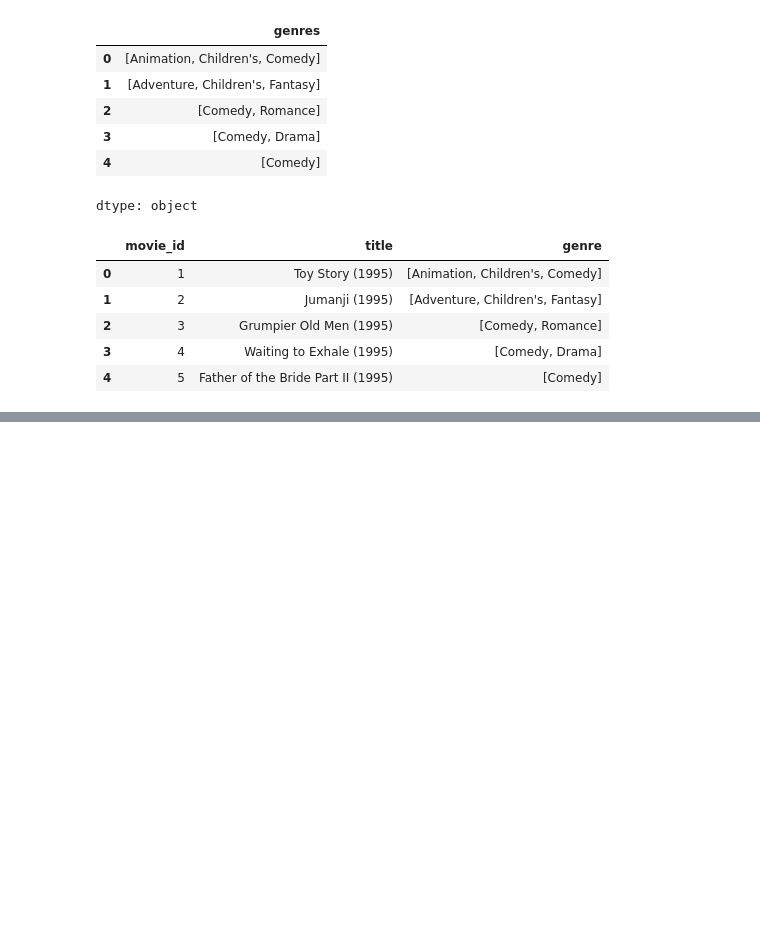
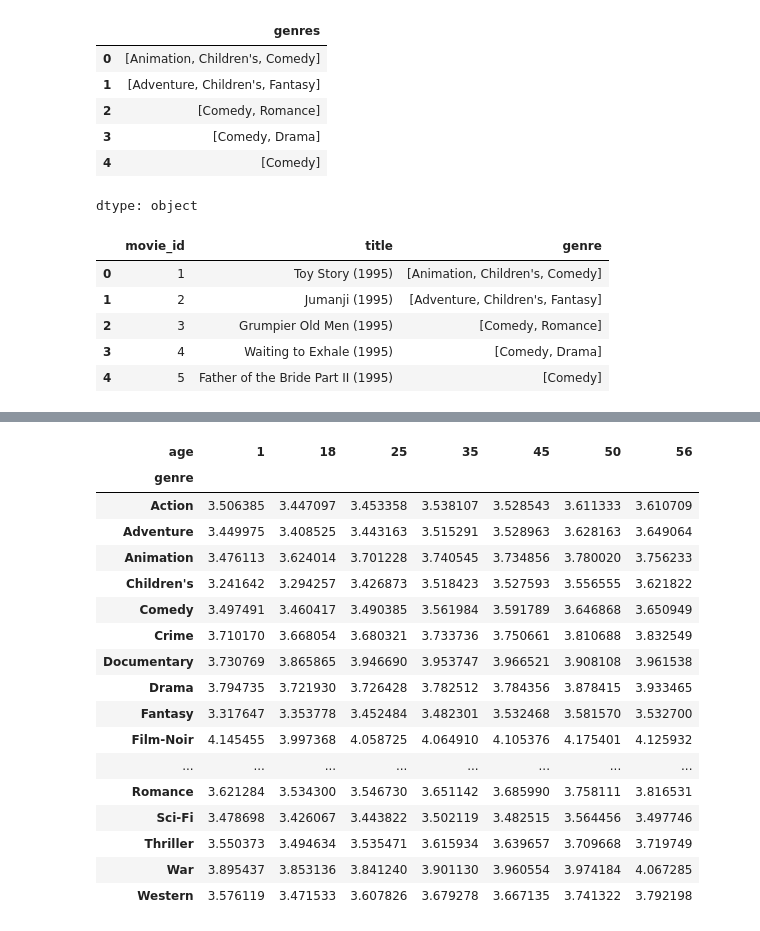
Before and after one commit to ancestor9/2026_Fall_Application-Deployment, a Jupyter notebook: 20261106/ch13_2_MovieLens_1M_Dataset.ipynb, the cells around one changed output, grey strips where cells are left out. Saved outputs shown, nothing was run; the diff lists cells and outputs as text; code cells hidden in the pictures; blank space fills up the shorter version.

```diff
--- a/20261106/ch13_2_MovieLens_1M_Dataset.ipynb
+++ b/20261106/ch13_2_MovieLens_1M_Dataset.ipynb
@@ -487,0 +723,21 @@ dtype: object
+# %%
+ratings_with_genre.groupby(["genre", "age"])["rating"].mean().unstack()
+# %% [output]
+| age | 1 | 18 | 25 | 35 | 45 | 50 | 56 |
+| genre |  |  |  |  |  |  |  |
+| Action | 3.506385 | 3.447097 | 3.453358 | 3.538107 | 3.528543 | 3.611333 | 3.610709 |
+| Adventure | 3.449975 | 3.408525 | 3.443163 | 3.515291 | 3.528963 | 3.628163 | 3.649064 |
+| Animation | 3.476113 | 3.624014 | 3.701228 | 3.740545 | 3.734856 | 3.780020 | 3.756233 |
+| Children's | 3.241642 | 3.294257 | 3.426873 | 3.518423 | 3.527593 | 3.556555 | 3.621822 |
+| Comedy | 3.497491 | 3.460417 | 3.490385 | 3.561984 | 3.591789 | 3.646868 | 3.650949 |
+| Crime | 3.710170 | 3.668054 | 3.680321 | 3.733736 | 3.750661 | 3.810688 | 3.832549 |
+| Documentary | 3.730769 | 3.865865 | 3.946690 | 3.953747 | 3.966521 | 3.908108 | 3.961538 |
+| Drama | 3.794735 | 3.721930 | 3.726428 | 3.782512 | 3.784356 | 3.878415 | 3.933465 |
+| Fantasy | 3.317647 | 3.353778 | 3.452484 | 3.482301 | 3.532468 | 3.581570 | 3.532700 |
+| Film-Noir | 4.145455 | 3.997368 | 4.058725 | 4.064910 | 4.105376 | 4.175401 | 4.125932 |
+| ... | ... | ... | ... | ... | ... | ... | ... |
+| Romance | 3.621284 | 3.534300 | 3.546730 | 3.651142 | 3.685990 | 3.758111 | 3.816531 |
+| Sci-Fi | 3.478698 | 3.426067 | 3.443822 | 3.502119 | 3.482515 | 3.564456 | 3.497746 |
+| Thriller | 3.550373 | 3.494634 | 3.535471 | 3.615934 | 3.639657 | 3.709668 | 3.719749 |
+| War | 3.895437 | 3.853136 | 3.841240 | 3.901130 | 3.960554 | 3.974184 | 4.067285 |
+| Western | 3.576119 | 3.471533 | 3.607826 | 3.679278 | 3.667135 | 3.741322 | 3.792198 |
```
Also changed, not shown: parts of 34 cells of this notebook.
